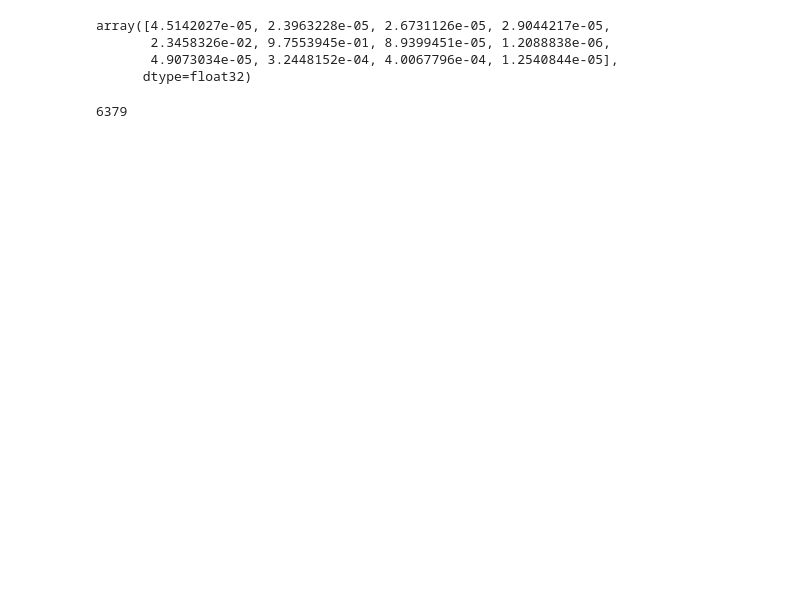
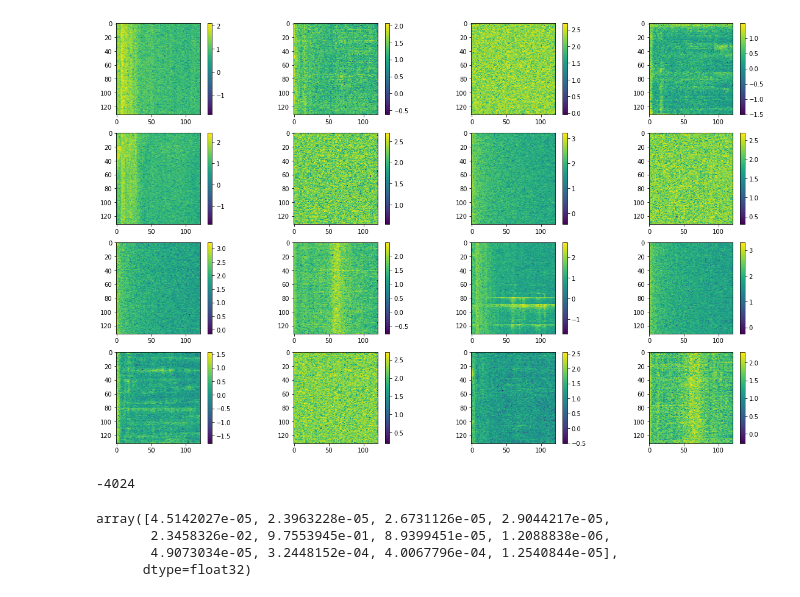
Before and after one commit to rdzanyM/TF_Speech, a Jupyter notebook: lstm.ipynb, the cells around one changed output. Cells and saved outputs as stored; diff of their text form; code cells hidden in the pictures; blank space fills up the shorter version.

```diff
--- a/lstm.ipynb
+++ b/lstm.ipynb
@@ -555,2 +588,2 @@ dnames[1]
 # %%
-r,s = wavfile.read(os.path.join('low', 'clip_00e8a3e1c.wav'))
+r,s = wavfile.read(os.path.join(test_data_path, 'clip_00293950f.wav'))
@@ -560,3 +615,17 @@ for name in dnames:
+# %%
+f = plt.figure(figsize=(20,16))
+for i in range(16):
+    plt.subplot(5,4,i+1)
+    plt.imshow(s[np.random.randint(324)], interpolation='none')
+    plt.colorbar()
+plt.show()
+#f.savefig('silence_train.svg', bbox_inches='tight')
+# %% [output]
+[figure, added]
+# %%
+np.min(s1)
+# %% [output]
+-4024
 # %%
 ims = []
 rate, samples = wavfile.read(os.path.join('pseudo', 'on', "clip_00c4e1332.wav"))
@@ -573,7 +642,3 @@ array([4.5142027e-05, 2.3963228e-05, 2.6731126e-05, 2.9044217e-05,
        2.3458326e-02, 9.7553945e-01, 8.9399451e-05, 1.2088838e-06,
        4.9073034e-05, 3.2448152e-04, 4.0067796e-04, 1.2540844e-05],
       dtype=float32)
-# %%
-pnames.index("clip_0cc03363a.wav")
-# %% [output]
-6379
```
Also changed, not shown: parts of 37 cells of this notebook, 2 other files.
